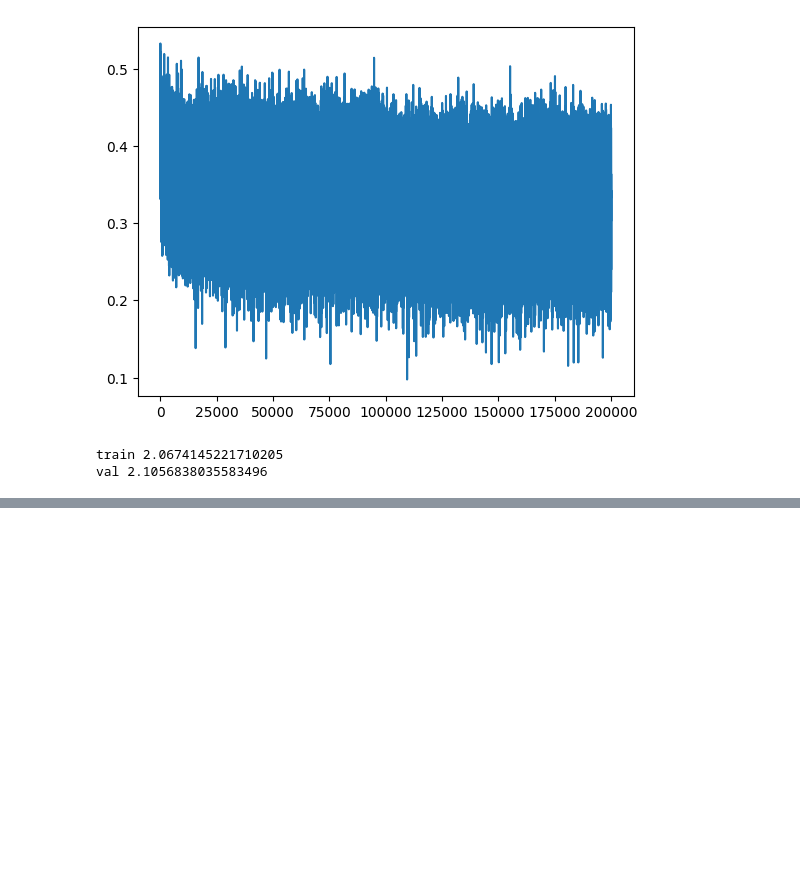
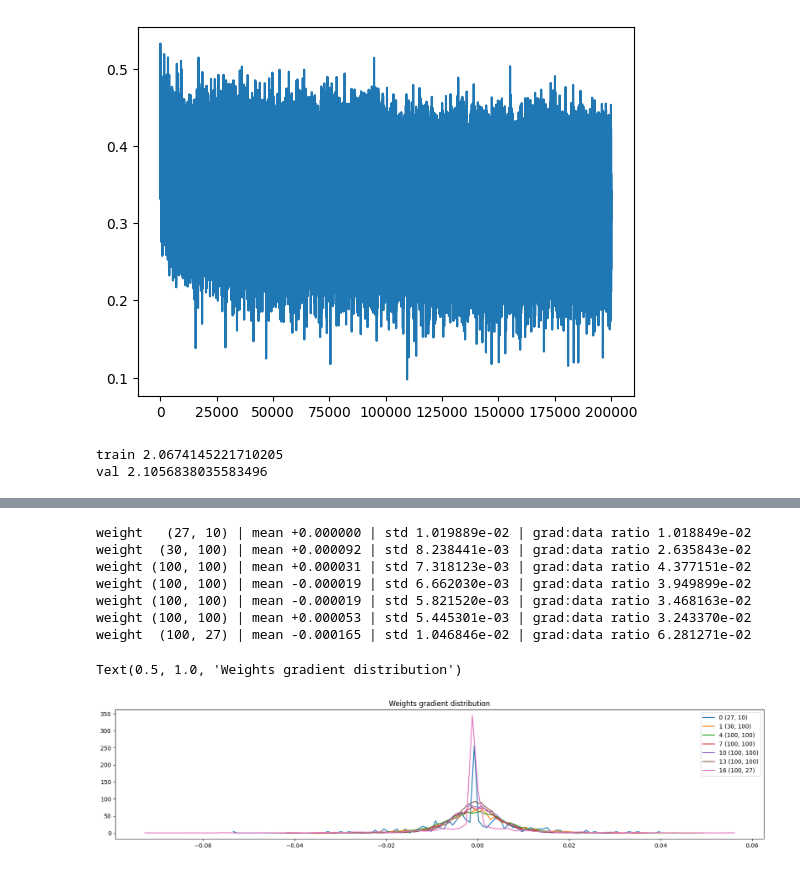
Before and after one commit to vdeng9/pytorch-ml-learning, a Jupyter notebook: NN Learning/lecture4/lecture4(makemorept3).ipynb, the cells around one changed output, grey strips where cells are left out. Cells and saved outputs as stored; diff of their text form; code cells hidden in the pictures; blank space fills up the shorter version.

```diff
--- a/NN Learning/lecture4/lecture4(makemorept3).ipynb
+++ b/NN Learning/lecture4/lecture4(makemorept3).ipynb
@@ -253,0 +426,23 @@ val 2.1056838035583496
+# %%
+# visual histo
+plt.figure(figsize=(20, 4))
+legends = []
+for i, p in enumerate(parameters):
+    t = p.grad
+    if p.ndim == 2:
+        print('weight %10s | mean %+f | std %e | grad:data ratio %e' % (tuple(p.shape), t.mean(), t.std(), t.std()/p.std()))
+        hy, hx = torch.histogram(t, density=True)
+        plt.plot(hx[:-1].detach(), hy.detach())
+        legends.append(f'{i} {tuple(p.shape)}')
+plt.legend(legends)
+plt.title('Weights gradient distribution')
+# %% [output]
+weight   (27, 10) | mean +0.000000 | std 1.019889e-02 | grad:data ratio 1.018849e-02
+weight  (30, 100) | mean +0.000092 | std 8.238441e-03 | grad:data ratio 2.635843e-02
+weight (100, 100) | mean +0.000031 | std 7.318123e-03 | grad:data ratio 4.377151e-02
+weight (100, 100) | mean -0.000019 | std 6.662030e-03 | grad:data ratio 3.949899e-02
+weight (100, 100) | mean -0.000019 | std 5.821520e-03 | grad:data ratio 3.468163e-02
+weight (100, 100) | mean +0.000053 | std 5.445301e-03 | grad:data ratio 3.243370e-02
+weight  (100, 27) | mean -0.000165 | std 1.046846e-02 | grad:data ratio 6.281271e-02
+Text(0.5, 1.0, 'Weights gradient distribution')
+[figure, added]
```
Also changed, not shown: parts of 6 cells of this notebook.
